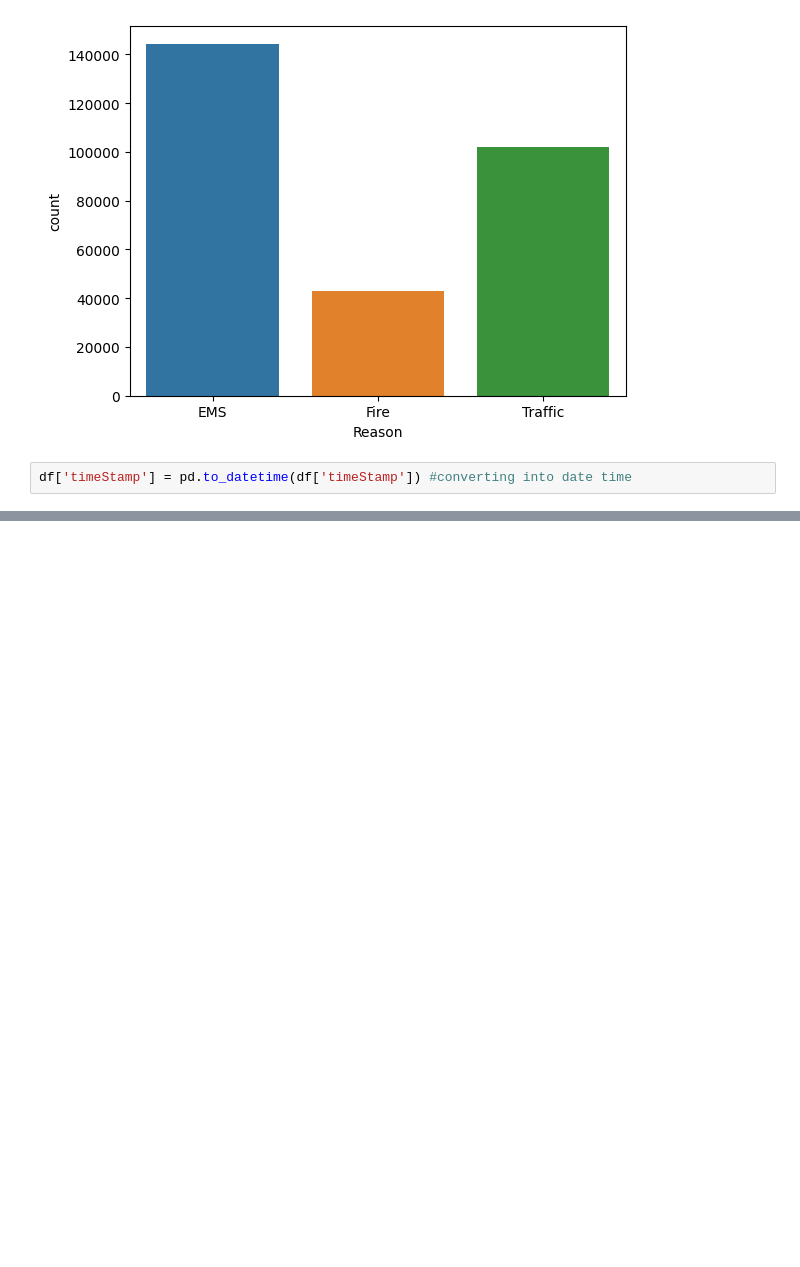
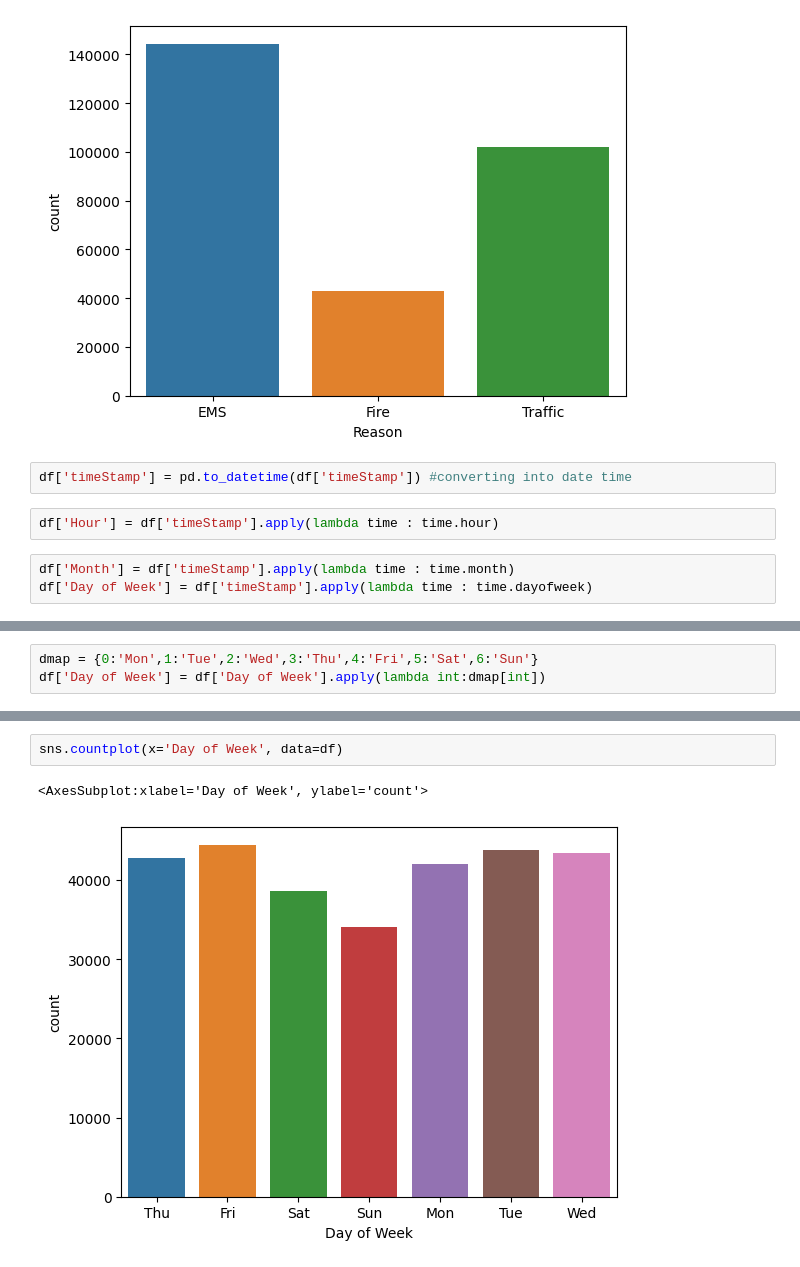
Before and after one commit to Himalaypatel75/911-calls-overview-data-insight, a Jupyter notebook: main.ipynb, the cells around one changed output, grey strips where cells are left out. Drawn from its saved outputs; the diff is of its cells as text; blank space fills up the shorter version.

```diff
--- a/main.ipynb
+++ b/main.ipynb
@@ -91,3 +91,8 @@ sns.countplot(x= 'Reason', data = df)
 [figure]
 # %%
 df['timeStamp'] = pd.to_datetime(df['timeStamp']) #converting into date time
+# %%
+df['Hour'] = df['timeStamp'].apply(lambda time : time.hour)
+# %%
+df['Month'] = df['timeStamp'].apply(lambda time : time.month)
+df['Day of Week'] = df['timeStamp'].apply(lambda time : time.dayofweek)
@@ -93,0 +106,3 @@ df['timeStamp'] = pd.to_datetime(df['timeStamp']) #converting into date time
+# %%
+dmap = {0:'Mon',1:'Tue',2:'Wed',3:'Thu',4:'Fri',5:'Sat',6:'Sun'}
+df['Day of Week'] = df['Day of Week'].apply(lambda int:dmap[int])
@@ -93,0 +115,5 @@ df['timeStamp'] = pd.to_datetime(df['timeStamp']) #converting into date time
+# %%
+sns.countplot(x='Day of Week', data=df)
+# %% [output]
+<AxesSubplot:xlabel='Day of Week', ylabel='count'>
+[figure, added]
```
Also changed, not shown: parts of 4 cells of this notebook.
